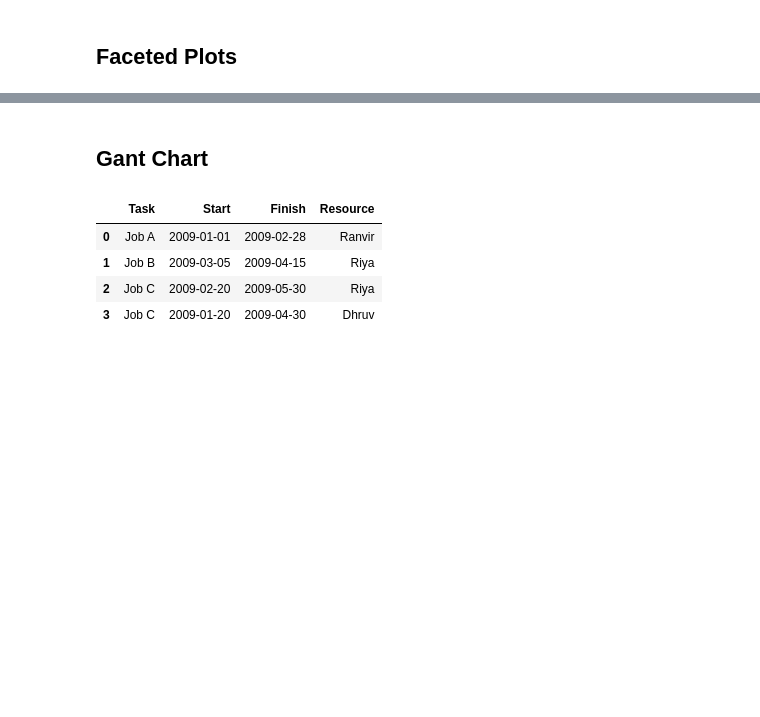
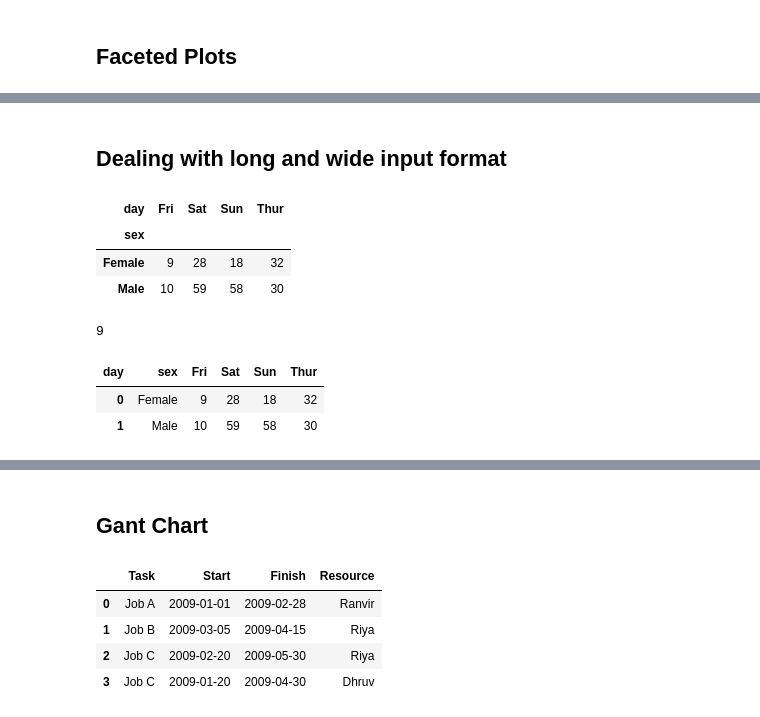
Before and after one commit to ranvir28singh/Data-Viz-with-Python, a Jupyter notebook: Exploring Plotly.ipynb, the cells around one changed output, grey strips where cells are left out. Drawn from its saved outputs; the diff is of its cells as text; code cells hidden in the pictures; blank space fills up the shorter version.

```diff
--- a/Exploring Plotly.ipynb
+++ b/Exploring Plotly.ipynb
@@ -373,2 +374,24 @@ fig.show()
 # %% [output]
 [interactive output not drawn]
+# %% [markdown]
+## Dealing with long and wide input format
+# %%
+#making wide format by pivoting
+tips_pivot=pd.pivot_table(tips_df,values='size',index='sex',columns='day',aggfunc='count')
+tips_pivot
+# %% [output]
+| day | Fri | Sat | Sun | Thur |
+| sex |  |  |  |  |
+| Female | 9 | 28 | 18 | 32 |
+| Male | 10 | 59 | 58 | 30 |
+# %%
+tips_pivot.loc['Female','Fri']
+# %% [output]
+9
+# %%
+# converting index to column
+tips_pivot.reset_index()
+# %% [output]
+| day | sex | Fri | Sat | Sun | Thur |
+| 0 | Female | 9 | 28 | 18 | 32 |
+| 1 | Male | 10 | 59 | 58 | 30 |
```
Also changed, not shown: parts of 36 cells of this notebook.
